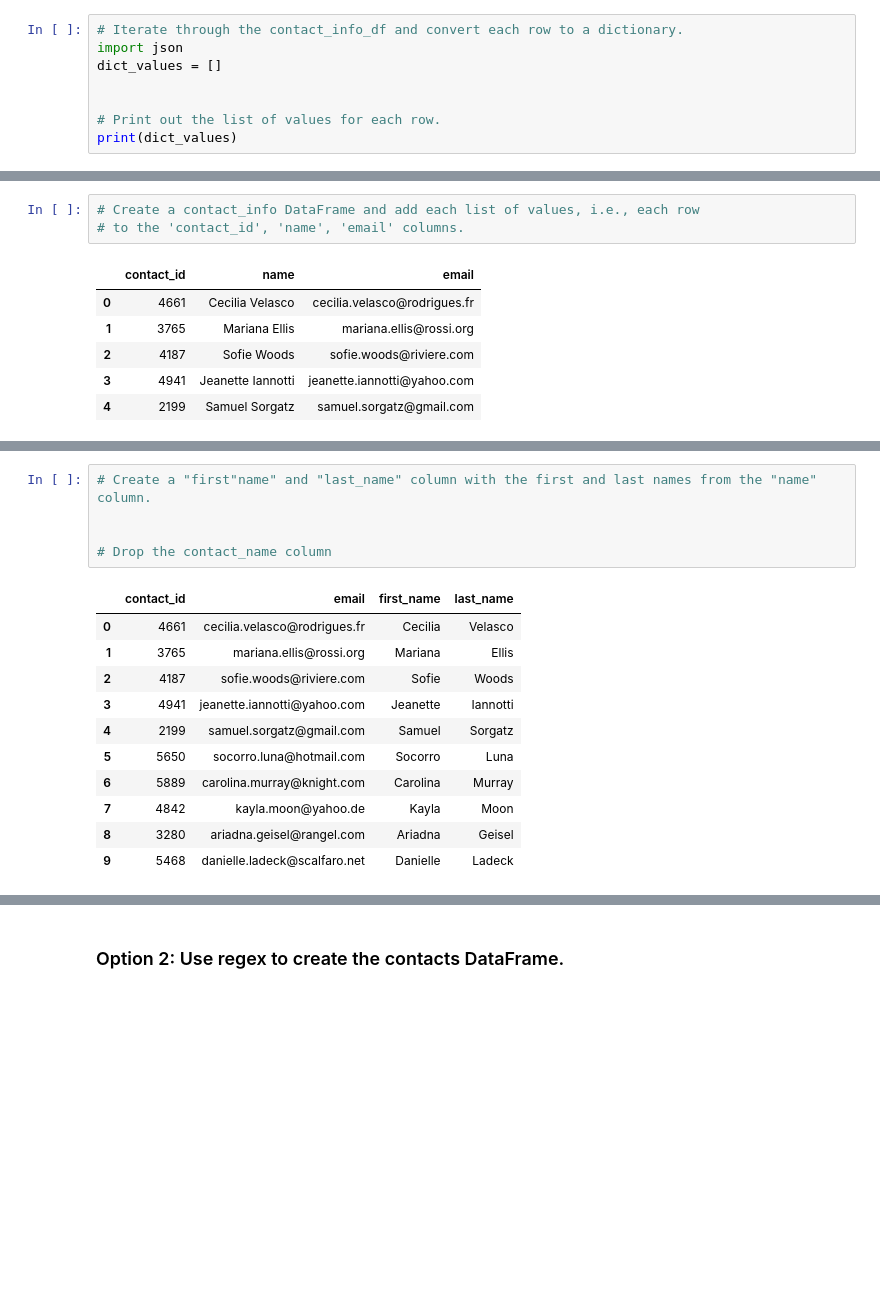
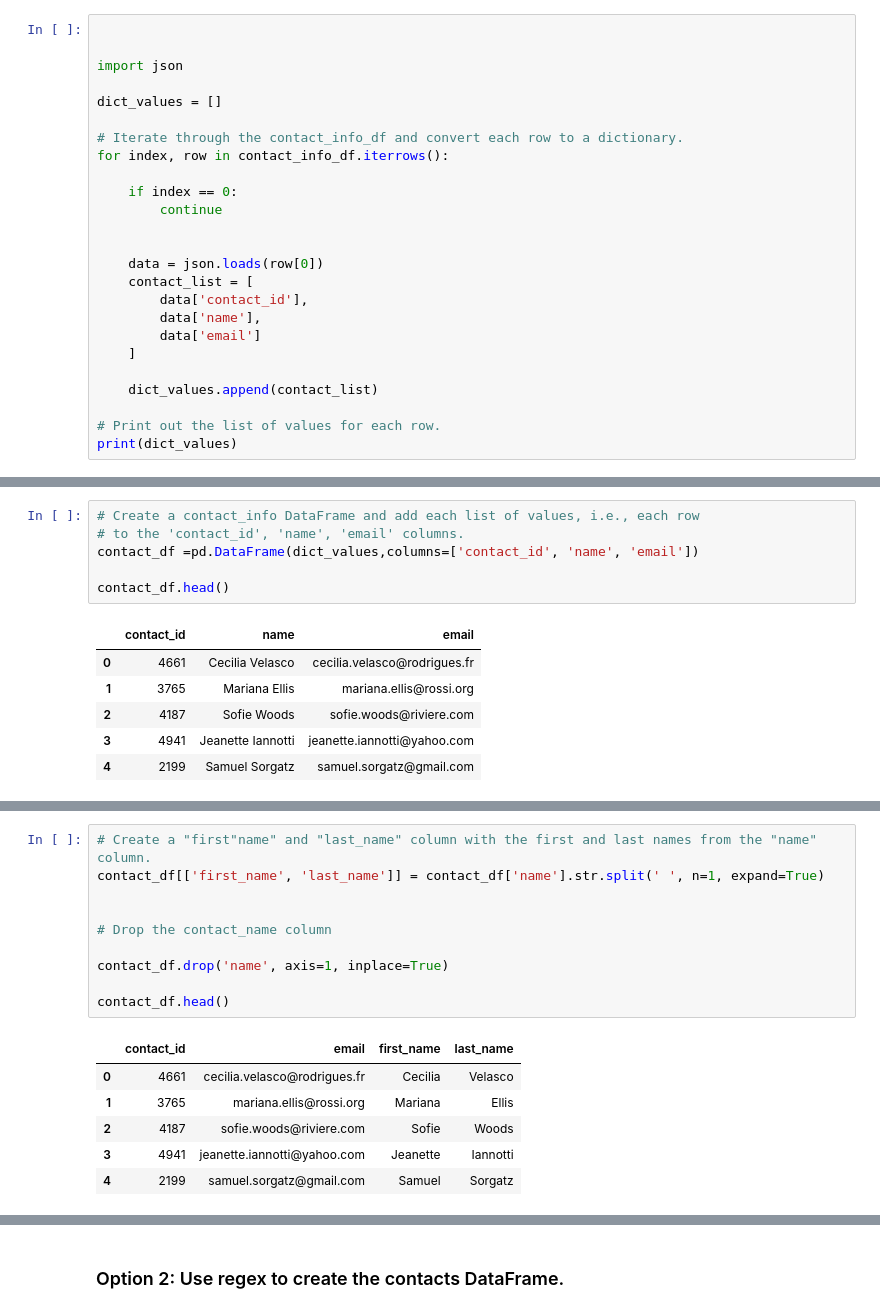
Before and after one commit to Mhills32/Crowdfunding_ETL, a Jupyter notebook: ContactsETLini_Project_MArellano_MHills.ipynb, the cells around one changed output, grey strips where cells are left out. Saved outputs shown, nothing was run; the diff lists cells and outputs as text; blank space fills up the shorter version.

Commit message:
Contact, Category, & Subcategory

```diff
--- a/ETL_Mini_Project_MArellano_MHills.ipynb
+++ b/ContactsETLini_Project_MArellano_MHills.ipynb
@@ -311,10 +311,27 @@ Then export the DataFrame as a `contacts.csv` CSV file.
 # %% [markdown]
 ### Option 1: Use Pandas to create the contacts DataFrame.
 # %%
-# Iterate through the contact_info_df and convert each row to a dictionary.
+
+
 import json
+
 dict_values = []
 
+# Iterate through the contact_info_df and convert each row to a dictionary.
+for index, row in contact_info_df.iterrows():
+
+    if index == 0:
+        continue
+
+
+    data = json.loads(row[0])
+    contact_list = [
+        data['contact_id'],
+        data['name'],
+        data['email']
+    ]
+
+    dict_values.append(contact_list)
 
 # Print out the list of values for each row.
 print(dict_values)
@@ -323,6 +340,9 @@ print(dict_values)
 # %%
 # Create a contact_info DataFrame and add each list of values, i.e., each row
 # to the 'contact_id', 'name', 'email' columns.
+contact_df =pd.DataFrame(dict_values,columns=['contact_id', 'name', 'email'])
+
+contact_df.head()
 # %% [output]
 |  | contact_id | name | email |
 | 0 | 4661 | Cecilia Velasco | cecilia.velasco@rodrigues.fr |
@@ -346,19 +369,19 @@ memory usage: 23.6+ KB
 # %%
 # Create a "first"name" and "last_name" column with the first and last names from the "name" column.
+contact_df[['first_name', 'last_name']] = contact_df['name'].str.split(' ', n=1, expand=True)
 
 
 # Drop the contact_name column
+
+contact_df.drop('name', axis=1, inplace=True)
+
+contact_df.head()
 # %% [output]
 |  | contact_id | email | first_name | last_name |
 | 0 | 4661 | cecilia.velasco@rodrigues.fr | Cecilia | Velasco |
 | 1 | 3765 | mariana.ellis@rossi.org | Mariana | Ellis |
 | 2 | 4187 | sofie.woods@riviere.com | Sofie | Woods |
 | 3 | 4941 | jeanette.iannotti@yahoo.com | Jeanette | Iannotti |
 | 4 | 2199 | samuel.sorgatz@gmail.com | Samuel | Sorgatz |
-| 5 | 5650 | socorro.luna@hotmail.com | Socorro | Luna |
-| 6 | 5889 | carolina.murray@knight.com | Carolina | Murray |
-| 7 | 4842 | kayla.moon@yahoo.de | Kayla | Moon |
-| 8 | 3280 | ariadna.geisel@rangel.com | Ariadna | Geisel |
-| 9 | 5468 | danielle.ladeck@scalfaro.net | Danielle | Ladeck |
 # %%
 # Reorder the columns
```
Also changed, not shown: parts of 5 cells of this notebook, 1 other file.
